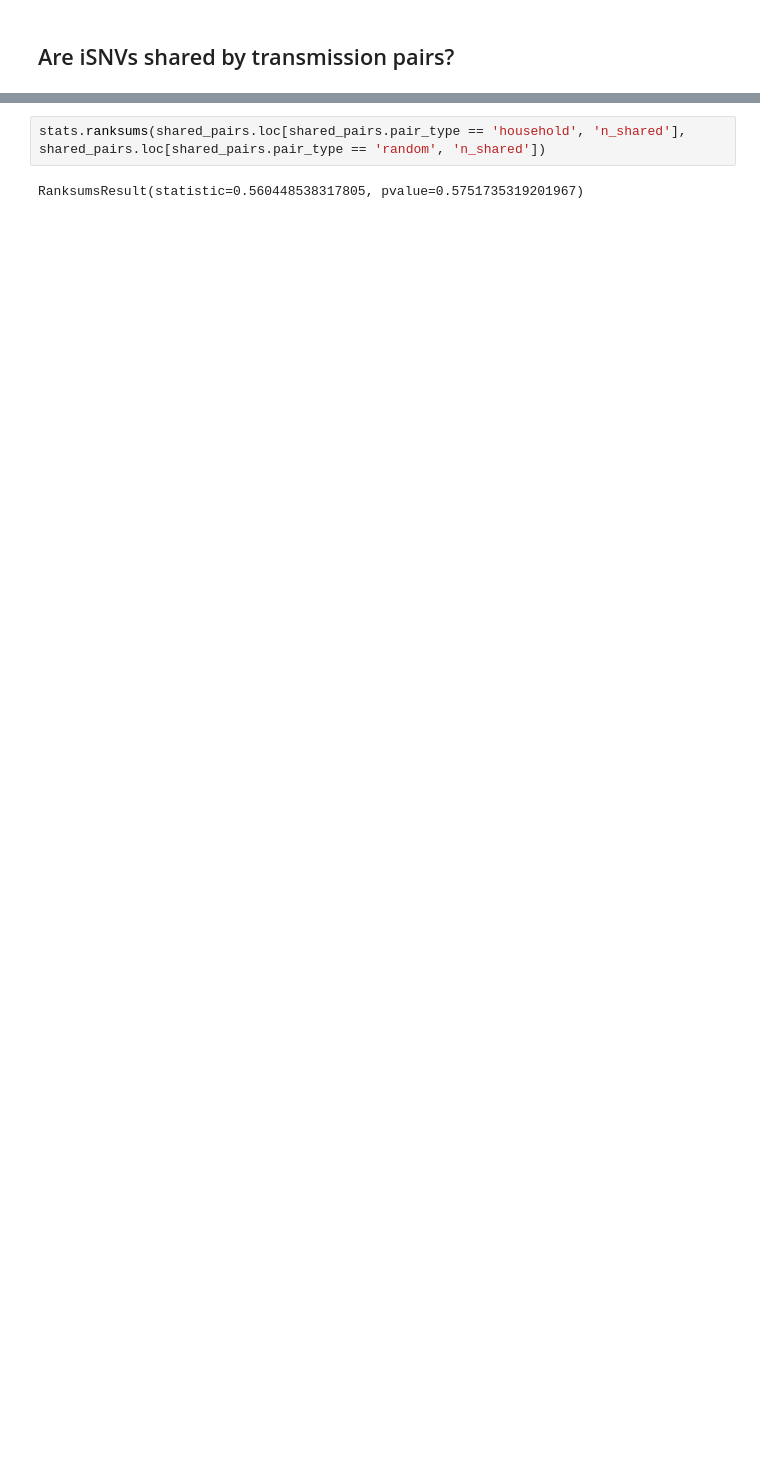
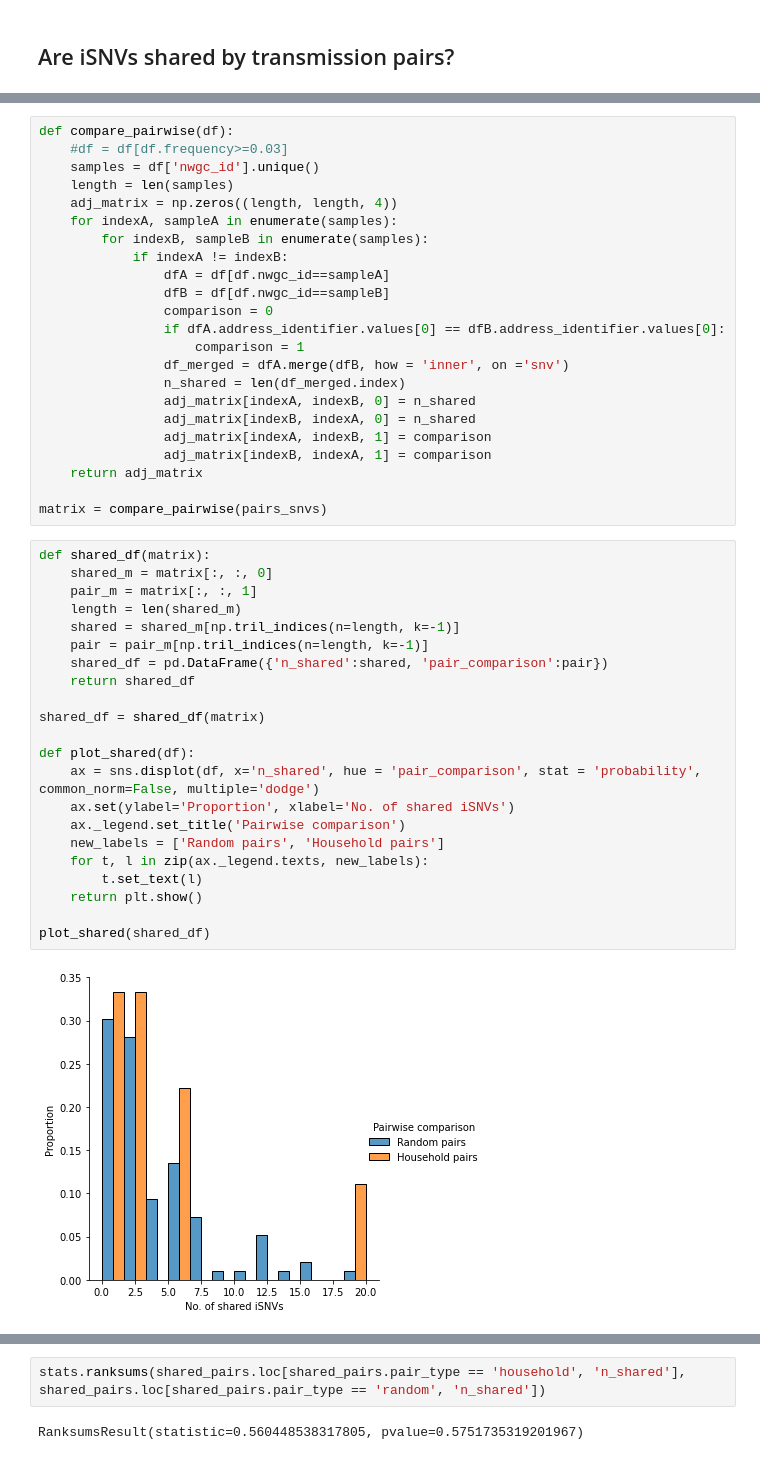
Before and after one commit to blab/ncov-within-host, a Jupyter notebook: notebooks/SCAN_pairs.ipynb, the cells around one changed output, grey strips where cells are left out. Drawn from its saved outputs; the diff is of its cells as text; blank space fills up the shorter version.

```diff
--- a/notebooks/SCAN_pairs.ipynb
+++ b/notebooks/SCAN_pairs.ipynb
@@ -185,3 +219,50 @@ g.add_legend()
+# %%
+def compare_pairwise(df):
+    #df = df[df.frequency>=0.03]
+    samples = df['nwgc_id'].unique()
+    length = len(samples)
+    adj_matrix = np.zeros((length, length, 4))
+    for indexA, sampleA in enumerate(samples):
+        for indexB, sampleB in enumerate(samples):
+            if indexA != indexB:
+                dfA = df[df.nwgc_id==sampleA]
+                dfB = df[df.nwgc_id==sampleB]
+                comparison = 0
+                if dfA.address_identifier.values[0] == dfB.address_identifier.values[0]:
+                    comparison = 1
+                df_merged = dfA.merge(dfB, how = 'inner', on ='snv')
+                n_shared = len(df_merged.index)
+                adj_matrix[indexA, indexB, 0] = n_shared
+                adj_matrix[indexB, indexA, 0] = n_shared
+                adj_matrix[indexA, indexB, 1] = comparison
+                adj_matrix[indexB, indexA, 1] = comparison
+    return adj_matrix
+
+matrix = compare_pairwise(pairs_snvs)
+# %%
+def shared_df(matrix):
+    shared_m = matrix[:, :, 0]
+    pair_m = matrix[:, :, 1]
+    length = len(shared_m)
+    shared = shared_m[np.tril_indices(n=length, k=-1)]
+    pair = pair_m[np.tril_indices(n=length, k=-1)]
+    shared_df = pd.DataFrame({'n_shared':shared, 'pair_comparison':pair})
+    return shared_df
+
+shared_df = shared_df(matrix)
+
+def plot_shared(df):
+    ax = sns.displot(df, x='n_shared', hue = 'pair_comparison', stat = 'probability', common_norm=False, multiple='dodge')
+    ax.set(ylabel='Proportion', xlabel='No. of shared iSNVs')
+    ax._legend.set_title('Pairwise comparison')
+    new_labels = ['Random pairs', 'Household pairs']
+    for t, l in zip(ax._legend.texts, new_labels):
+        t.set_text(l)
+    return plt.show()
+
+plot_shared(shared_df)
+# %% [output]
+[figure, added]
 # %%
 def shared_by_pair(df):
     pairs = []
```
Also changed, not shown: parts of 10 cells of this notebook, 10 other files.
